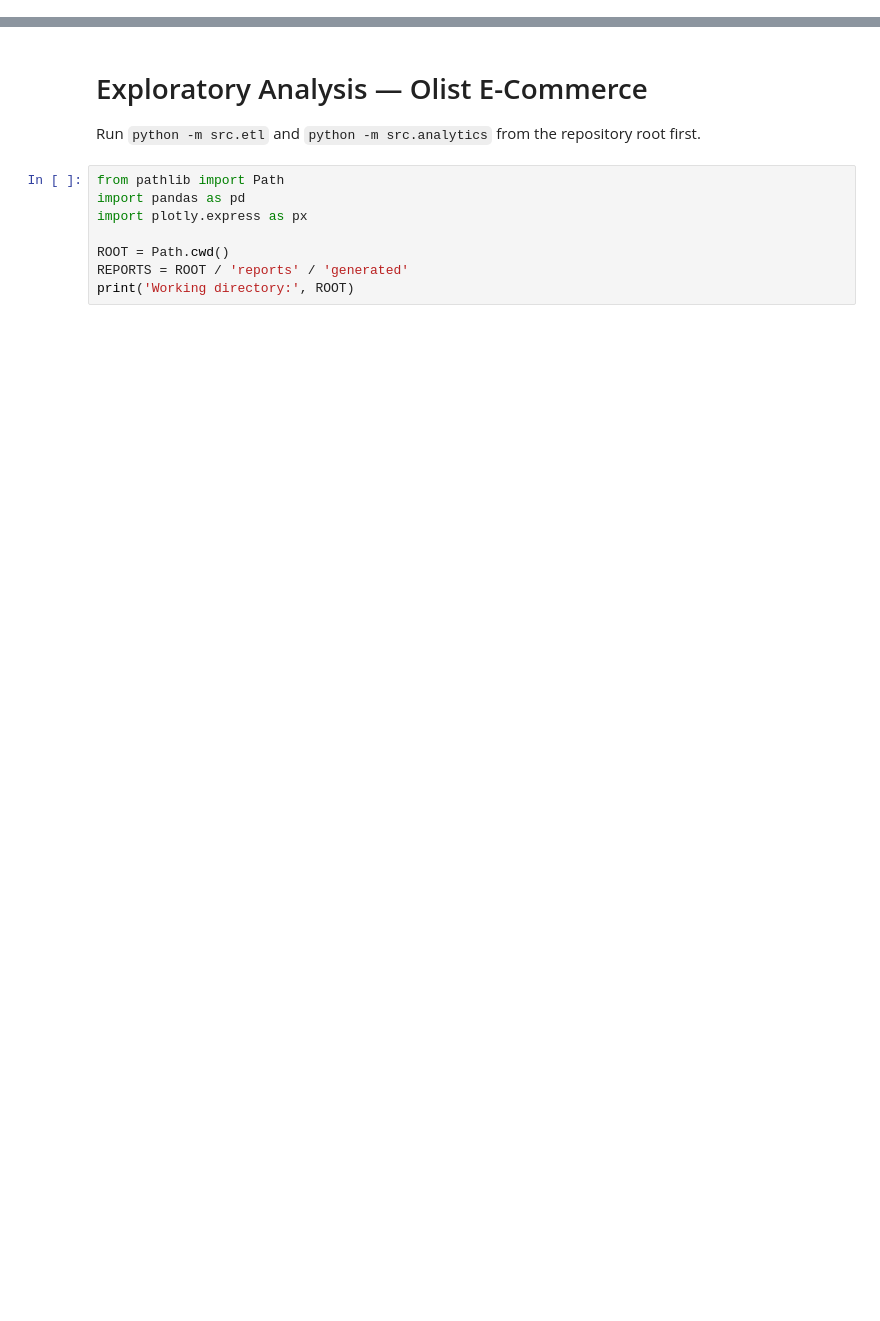
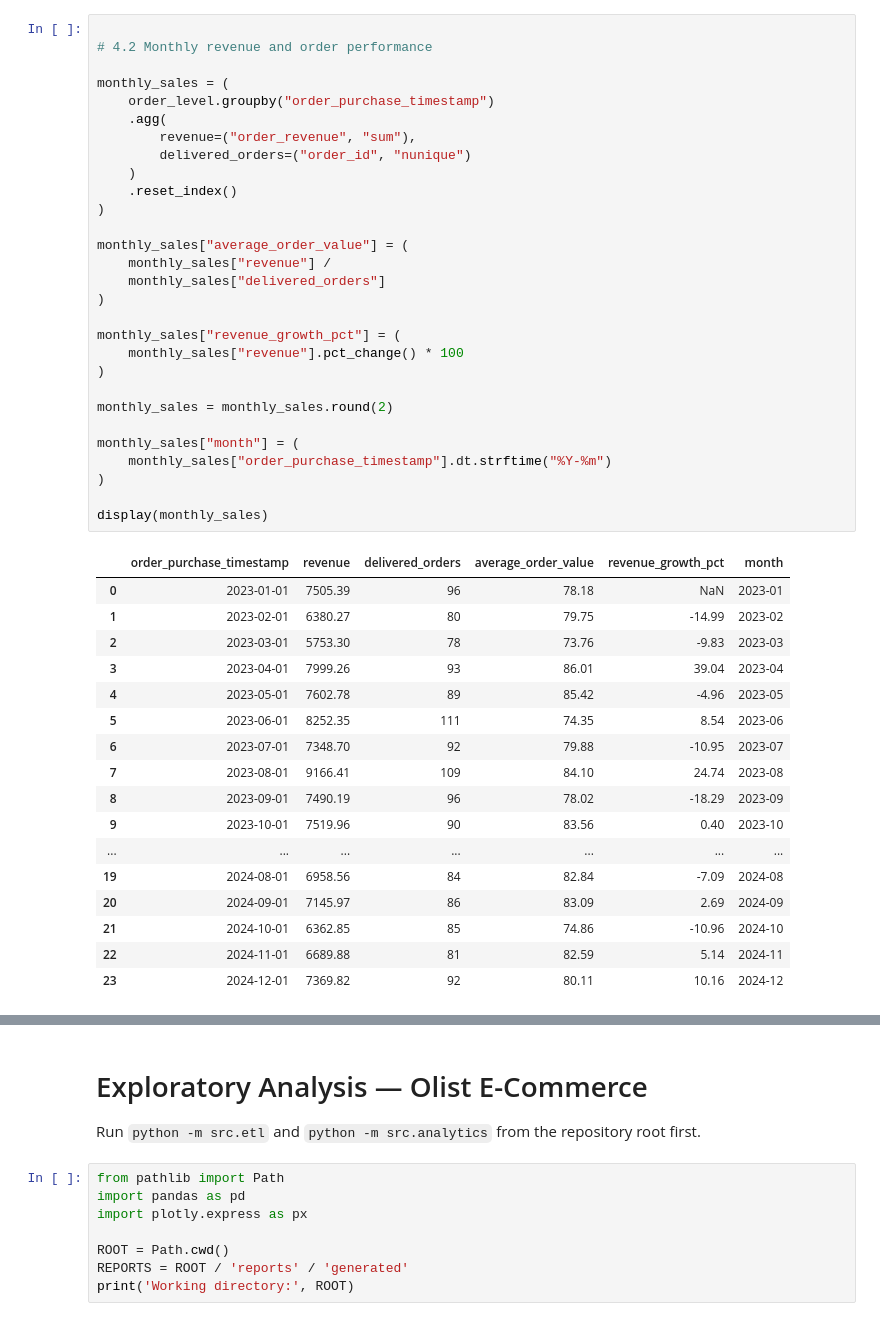
Before and after one commit to Fariha12t/ecommerce-customer-revenue-intelligence, a Jupyter notebook: notebooks/exploratory_analysis.ipynb, the cells around one changed output, grey strips where cells are left out. Drawn from its saved outputs; the diff is of its cells as text; blank space fills up the shorter version.

```diff
--- a/notebooks/exploratory_analysis.ipynb
+++ b/notebooks/exploratory_analysis.ipynb
@@ -0,0 +328,47 @@
+# %%
+
+# 4.2 Monthly revenue and order performance
+
+monthly_sales = (
+    order_level.groupby("order_purchase_timestamp")
+    .agg(
+        revenue=("order_revenue", "sum"),
+        delivered_orders=("order_id", "nunique")
+    )
+    .reset_index()
+)
+
+monthly_sales["average_order_value"] = (
+    monthly_sales["revenue"] /
+    monthly_sales["delivered_orders"]
+)
+
+monthly_sales["revenue_growth_pct"] = (
+    monthly_sales["revenue"].pct_change() * 100
+)
+
+monthly_sales = monthly_sales.round(2)
+
+monthly_sales["month"] = (
+    monthly_sales["order_purchase_timestamp"].dt.strftime("%Y-%m")
+)
+
+display(monthly_sales)
+# %% [output]
+|  | order_purchase_timestamp | revenue | delivered_orders | average_order_value | revenue_growth_pct | month |
+| 0 | 2023-01-01 | 7505.39 | 96 | 78.18 | NaN | 2023-01 |
+| 1 | 2023-02-01 | 6380.27 | 80 | 79.75 | -14.99 | 2023-02 |
+| 2 | 2023-03-01 | 5753.30 | 78 | 73.76 | -9.83 | 2023-03 |
+| 3 | 2023-04-01 | 7999.26 | 93 | 86.01 | 39.04 | 2023-04 |
+| 4 | 2023-05-01 | 7602.78 | 89 | 85.42 | -4.96 | 2023-05 |
+| 5 | 2023-06-01 | 8252.35 | 111 | 74.35 | 8.54 | 2023-06 |
+| 6 | 2023-07-01 | 7348.70 | 92 | 79.88 | -10.95 | 2023-07 |
+| 7 | 2023-08-01 | 9166.41 | 109 | 84.10 | 24.74 | 2023-08 |
+| 8 | 2023-09-01 | 7490.19 | 96 | 78.02 | -18.29 | 2023-09 |
+| 9 | 2023-10-01 | 7519.96 | 90 | 83.56 | 0.40 | 2023-10 |
+| ... | ... | ... | ... | ... | ... | ... |
+| 19 | 2024-08-01 | 6958.56 | 84 | 82.84 | -7.09 | 2024-08 |
+| 20 | 2024-09-01 | 7145.97 | 86 | 83.09 | 2.69 | 2024-09 |
+| 21 | 2024-10-01 | 6362.85 | 85 | 74.86 | -10.96 | 2024-10 |
+| 22 | 2024-11-01 | 6689.88 | 81 | 82.59 | 5.14 | 2024-11 |
+| 23 | 2024-12-01 | 7369.82 | 92 | 80.11 | 10.16 | 2024-12 |
```
Also changed, not shown: parts of 25 cells of this notebook, 1 other file.
